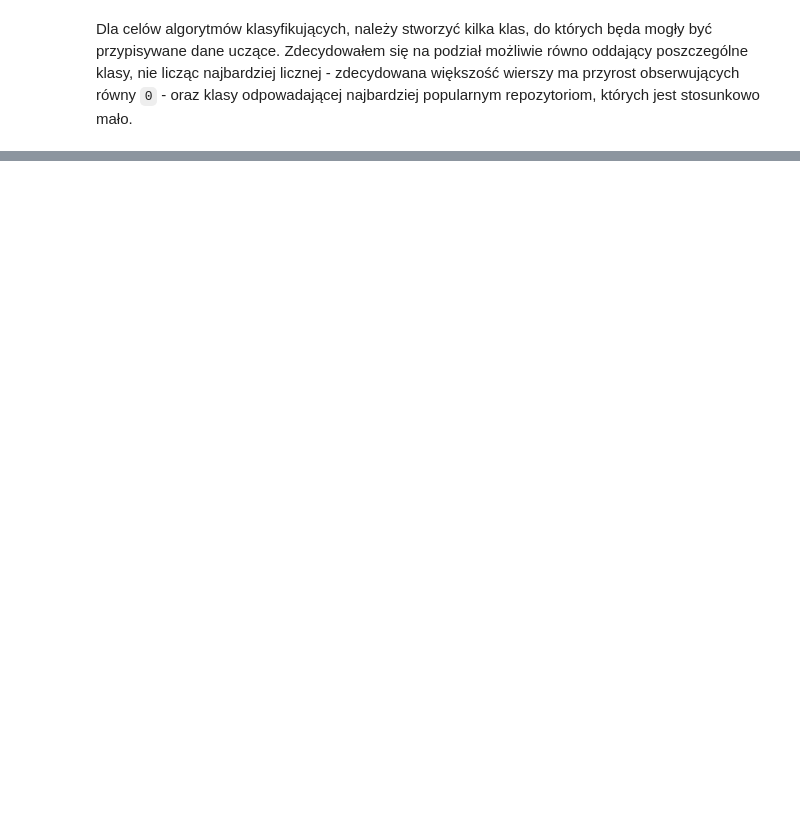
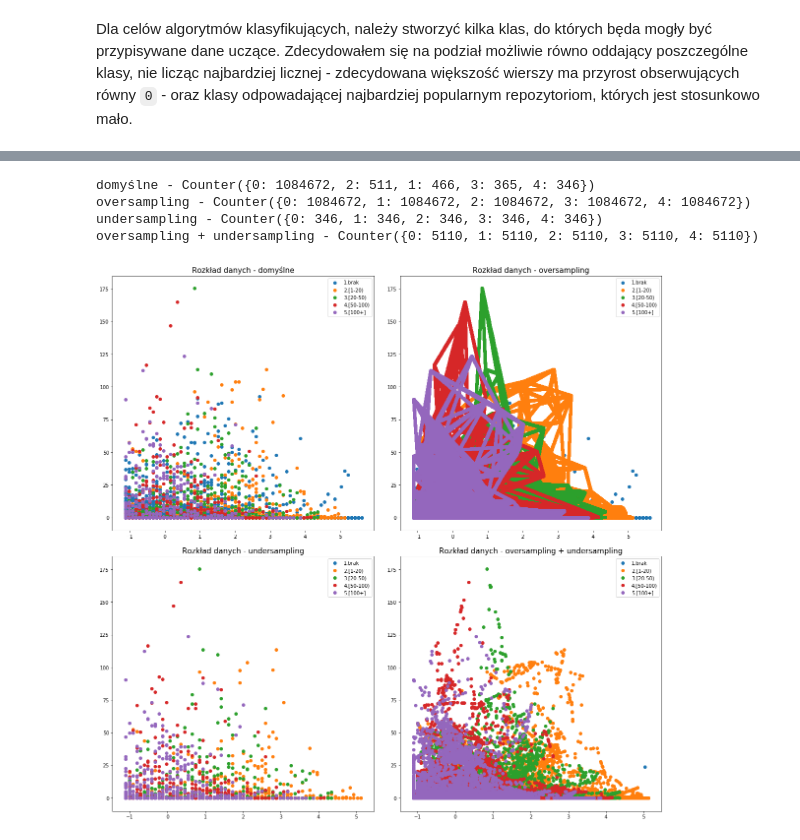
Before and after one commit to DuDiiC/engineering-thesis, a Jupyter notebook: notebooks/03_learning/classification/prepare_data_temp.ipynb, the cells around one changed output, grey strips where cells are left out. Saved outputs shown, nothing was run; the diff lists cells and outputs as text; code cells hidden in the pictures; blank space fills up the shorter version.

Commit message:
Change data classes and sampling logic for combine solution

```diff
--- a/notebooks/03_learning/classification/prepare_data_temp.ipynb
+++ b/notebooks/03_learning/classification/prepare_data_temp.ipynb
@@ -72,0 +95,4 @@ Name: new_watchers, dtype: int64
+# %%
+X_trains.append(X_train)
+y_trains.append(y_train)
+data_labels.append('domyślne')
@@ -72,0 +104,8 @@ Name: new_watchers, dtype: int64
+# %%
+oversample = SMOTE(random_state=42)
+X_train_oversample, y_train_oversample = \
+    oversample.fit_resample(X_train, y_train)
+
+X_trains.append(X_train_oversample)
+y_trains.append(y_train_oversample)
+data_labels.append('oversampling')
@@ -72,0 +116,8 @@ Name: new_watchers, dtype: int64
+# %%
+undersample = RandomUnderSampler(random_state=42)
+X_train_undersample, y_train_undersample = \
+    undersample.fit_resample(X_train, y_train)
+
+X_trains.append(X_train_undersample)
+y_trains.append(y_train_undersample)
+data_labels.append('undersampling')
@@ -72,0 +135,25 @@ Name: new_watchers, dtype: int64
+# %%
+n_samples = y_train.value_counts().nlargest(2).iloc[1] * 10
+
+oversample = SMOTE(sampling_strategy={
+                        1: n_samples, 2: n_samples,
+                        3: n_samples, 4: n_samples,
+                    }, random_state=42)
+X_train_mix, y_train_mix = \
+        oversample.fit_resample(X_train, y_train)
+
+undersample = RandomUnderSampler(random_state=42)
+X_train_mix, y_train_mix = \
+    undersample.fit_resample(X_train_mix, y_train_mix)
+
+X_trains.append(X_train_mix)
+y_trains.append(y_train_mix)
+data_labels.append('oversampling + undersampling')
+# %%
+visualize_data(2, 2, X_trains, y_trains, group_names, data_labels, '../../../results/classification/rozkład danych.jpg')
+# %% [output]
+domyślne - Counter({0: 1084672, 2: 511, 1: 466, 3: 365, 4: 346})
+oversampling - Counter({0: 1084672, 1: 1084672, 2: 1084672, 3: 1084672, 4: 1084672})
+undersampling - Counter({0: 346, 1: 346, 2: 346, 3: 346, 4: 346})
+oversampling + undersampling - Counter({0: 5110, 1: 5110, 2: 5110, 3: 5110, 4: 5110})
+[figure, added]
```
Also changed, not shown: parts of 14 cells of this notebook.
